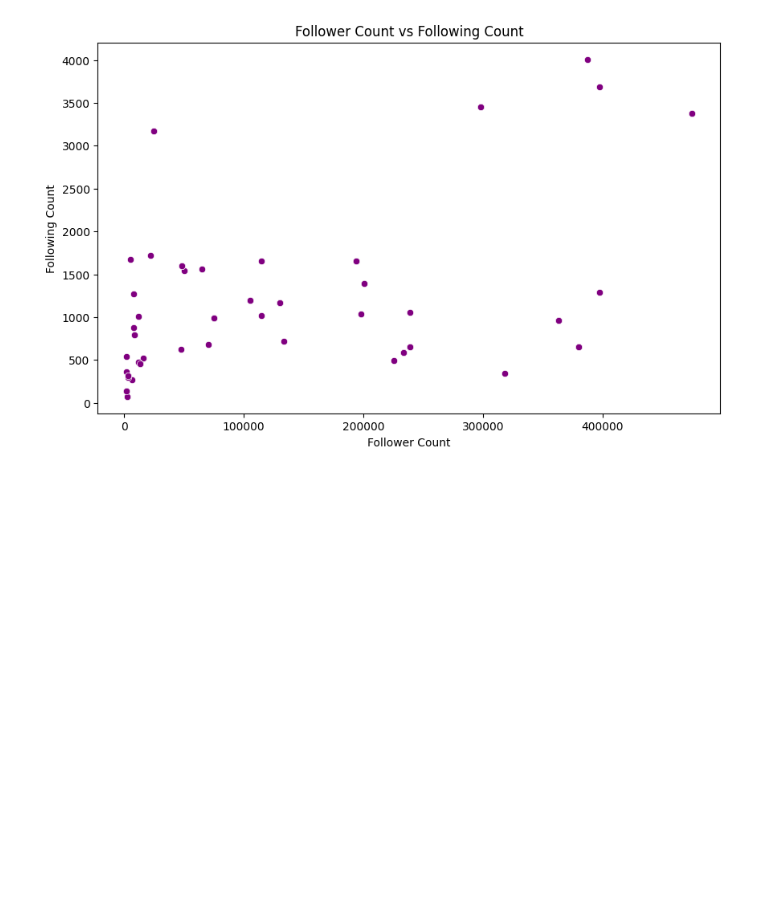
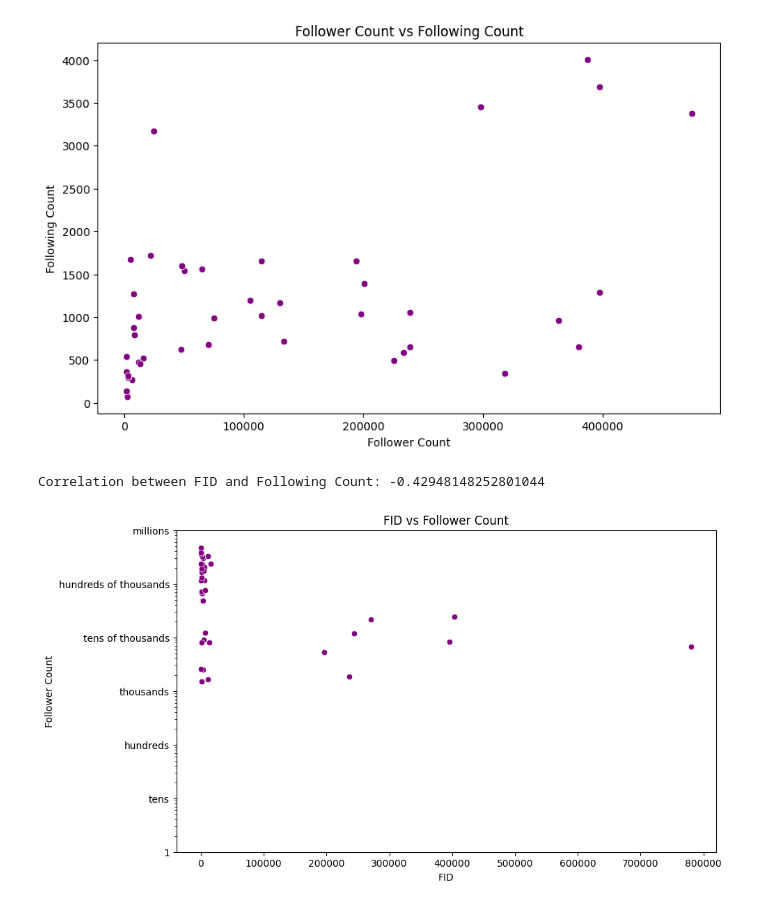
Before and after one commit to ryanjshaw/warpcast-trending-stats, a Jupyter notebook: authors.ipynb, the cells around one changed output. Saved outputs shown, nothing was run; the diff lists cells and outputs as text; code cells hidden in the pictures; blank space fills up the shorter version.

Commit message:
Added authors.csv FID vs follower count

```diff
--- a/authors.ipynb
+++ b/authors.ipynb
@@ -117,3 +118,32 @@ plt.show()
 # %% [output]
 Correlation between Follower Count and Following Count: 0.44311920450593656
 [figure]
+# %%
+# Correlation between followerCount and followingCount
+correlation = df['fid'].corr(df['followerCount'])
+print(f"Correlation between FID and Following Count: {correlation}")
+
+# Scatter plot to visualize the correlation
+plt.figure(figsize=(10, 6))
+sns.scatterplot(x='fid', y='followerCount', data=df, color='purple')
+plt.title('FID vs Follower Count')
+plt.xlabel('FID')
+plt.ylabel('Follower Count')
+# Set the Y-axis to logarithmic scale
+plt.yscale('log')
+
+# Define ticks at powers of 10
+y_ticks = [10**i for i in range(0, int(np.log10(df['followerCount'].max())) + 2)]
+
+# Define custom labels for the ticks
+y_labels = ["1", "tens", "hundreds", "thousands", "tens of thousands", "hundreds of thousands", "millions"]
+
+# Limit the number of labels to the range of y_ticks
+y_labels = y_labels[:len(y_ticks)]
+
+# Set the Y-axis ticks and labels
+plt.yticks(y_ticks, y_labels)
+plt.show()
+# %% [output]
+Correlation between FID and Following Count: -0.42948148252801044
+[figure, added]
```
Also changed, not shown: parts of 1 cell of this notebook, 1 other file.
